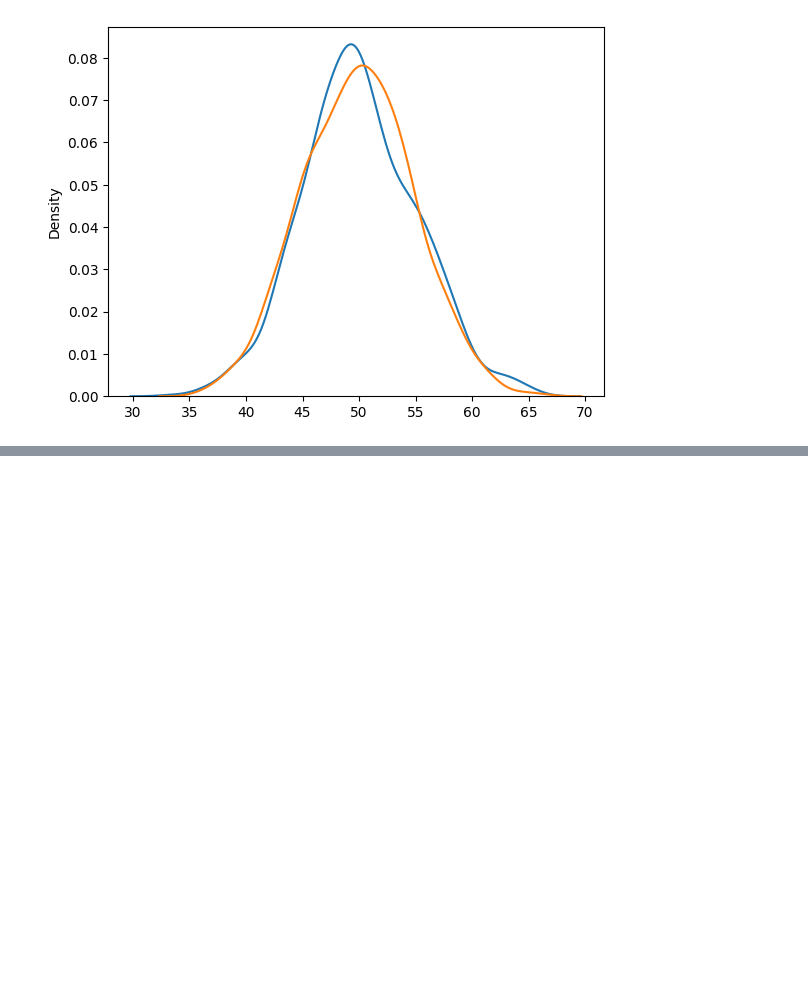
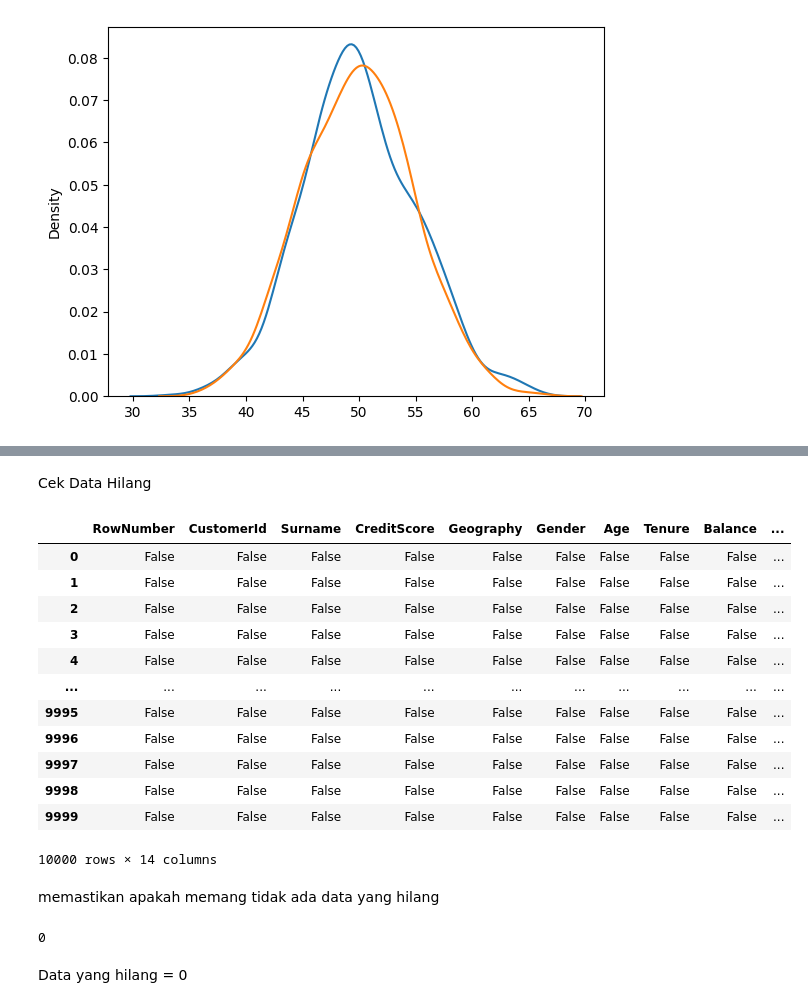
Before and after one commit to rinnarachma/latihan-DA, a Jupyter notebook: RINNA_RACHMATIKA.ipynb, the cells around one changed output, grey strips where cells are left out. Saved outputs shown, nothing was run; the diff lists cells and outputs as text; code cells hidden in the pictures; blank space fills up the shorter version.

```diff
--- a/RINNA_RACHMATIKA.ipynb
+++ b/RINNA_RACHMATIKA.ipynb
@@ -399,0 +402,7 @@ plt.show()
+# %%
+# Import Library
+import pandas as pd
+
+# Import Dataset
+titanic_data = pd.read_csv('https://drive.google.com/uc?export=download&id=1SEpVMpj5HFlqmlzqQE8Yt7Q6tzCMBiNt')
+titanic_data.head()
@@ -399,0 +416,20 @@ plt.show()
+# %% [markdown]
+Cek Data Hilang
+# %%
+titanic_data.isna()
+# %% [output]
+|  | RowNumber | CustomerId | Surname | CreditScore | Geography | Gender | Age | Tenure | Balance | ... |
+| 0 | False | False | False | False | False | False | False | False | False | ... |
+| 1 | False | False | False | False | False | False | False | False | False | ... |
+| 2 | False | False | False | False | False | False | False | False | False | ... |
+| 3 | False | False | False | False | False | False | False | False | False | ... |
+| 4 | False | False | False | False | False | False | False | False | False | ... |
+| ... | ... | ... | ... | ... | ... | ... | ... | ... | ... | ... |
+| 9995 | False | False | False | False | False | False | False | False | False | ... |
+| 9996 | False | False | False | False | False | False | False | False | False | ... |
+| 9997 | False | False | False | False | False | False | False | False | False | ... |
+| 9998 | False | False | False | False | False | False | False | False | False | ... |
+| 9999 | False | False | False | False | False | False | False | False | False | ... |
+10000 rows × 14 columns
+# %% [markdown]
+memastikan apakah memang tidak ada data yang hilang
@@ -399,0 +441,7 @@ plt.show()
+# %%
+# Langkah 3
+titanic_data['Age'].isna().sum()
+# %% [output]
+0
+# %% [markdown]
+Data yang hilang = 0
```
Also changed, not shown: parts of 5 cells of this notebook.
